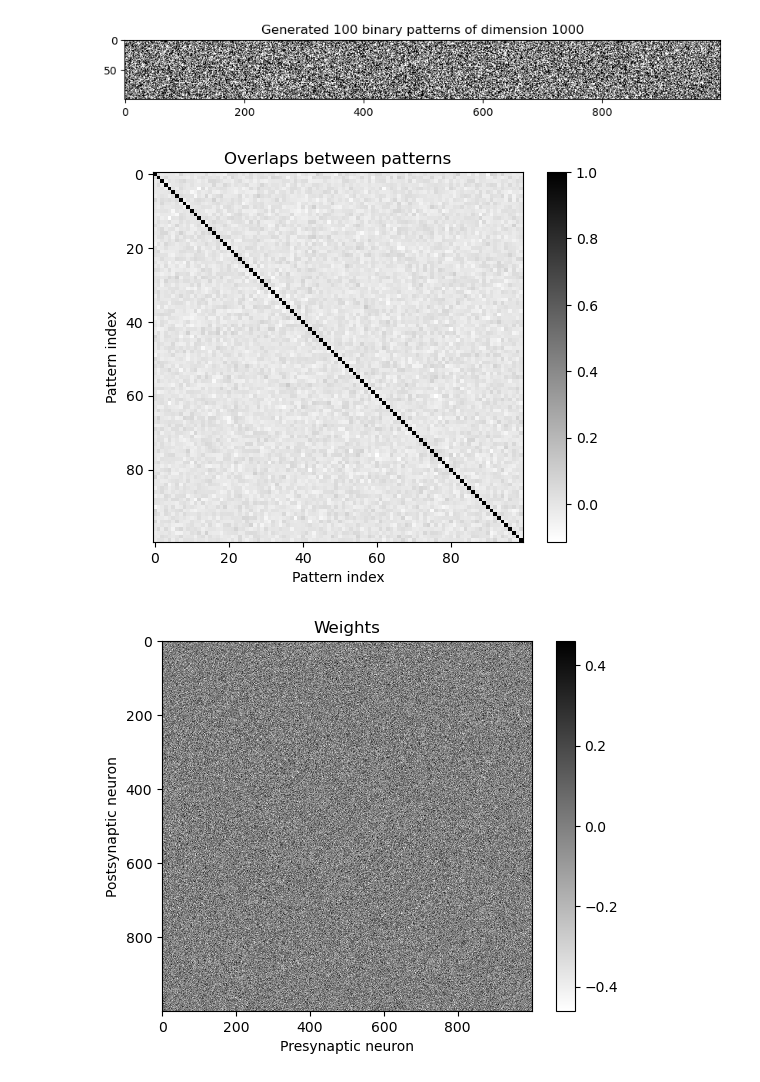
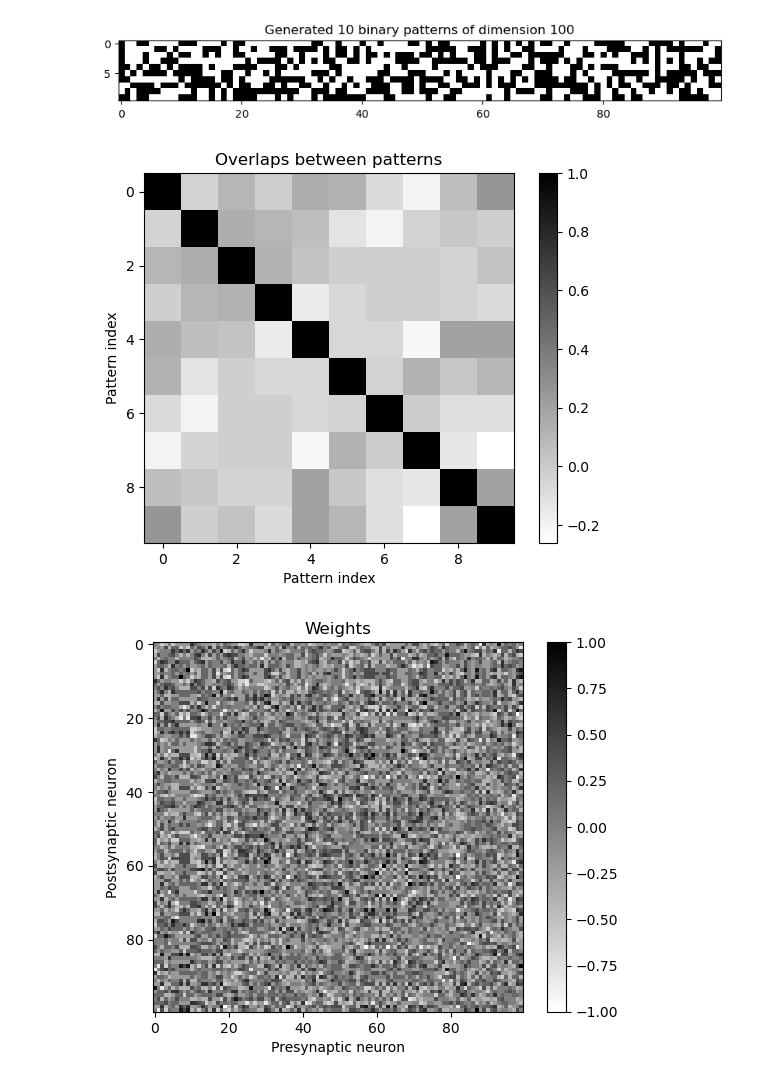
Before and after one commit to seb2o/Biological-Hopfield-Model, a Jupyter notebook: test_Seb.ipynb, the cells around one changed output. Saved outputs shown, nothing was run; the diff lists cells and outputs as text; code cells hidden in the pictures.

```diff
--- a/test_Seb.ipynb
+++ b/test_Seb.ipynb
@@ -6,11 +6,11 @@ import utils
 import numpy as np
 import matplotlib.pyplot as plt
 # %%
-patterns = utils.get_n_binary_patterns(n_patterns=100, pattern_dim=1000, plot=True, check_overlaps=True)
+patterns = utils.get_n_binary_patterns(n_patterns=10, pattern_dim=100, plot=True, check_overlaps=True)
 # %% [output]
-[figure, old version]
+[figure, new version]
-[figure, old version]
+[figure, new version]
 # %%
 weights = utils.get_weights(patterns, self_connections=False, show_weights=True)
 # %% [output]
-[figure, old version]
+[figure, new version]
```
Also changed, not shown: parts of 4 cells of this notebook, 1 other file.
